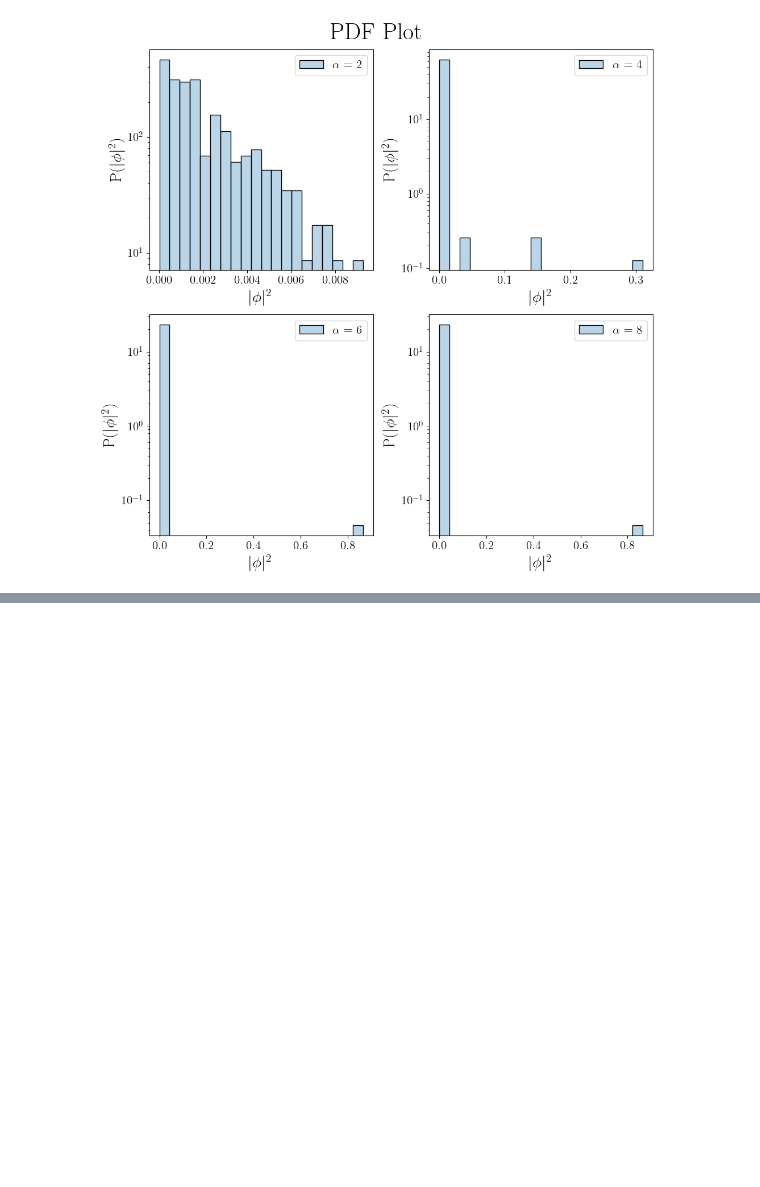
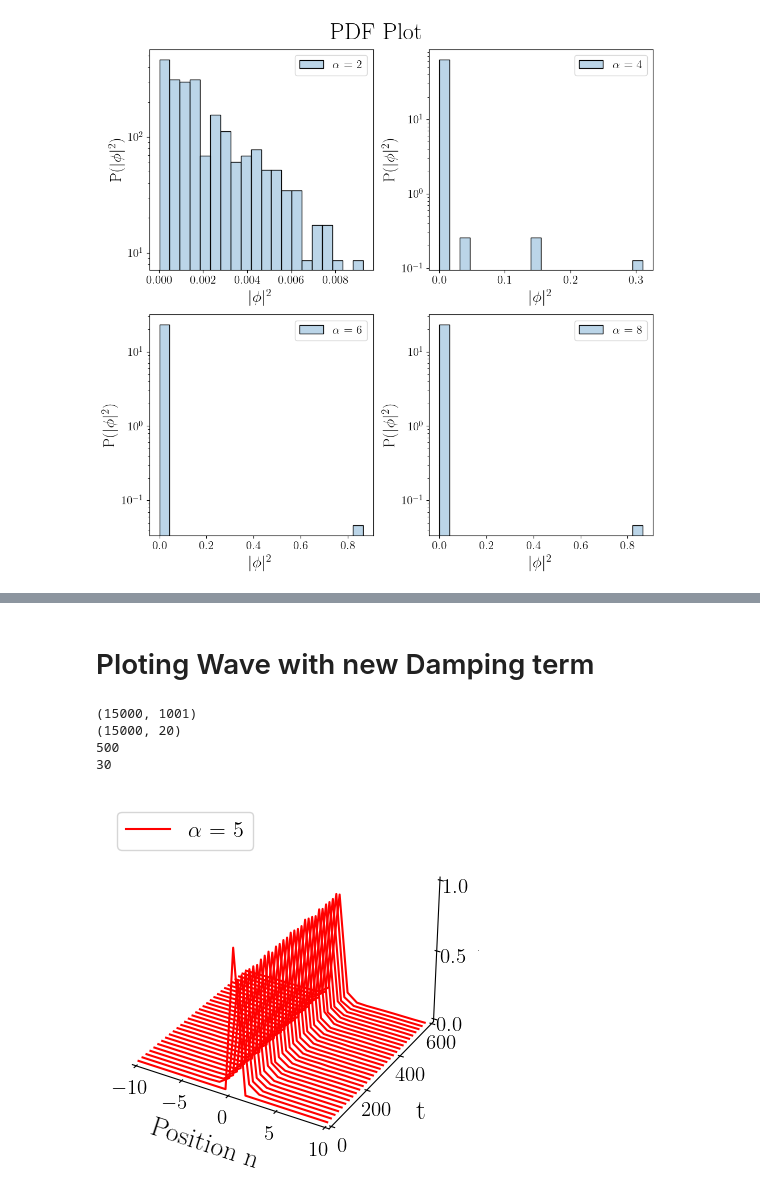
Before and after one commit to eurusebr/FeedBack, a Jupyter notebook: plot.ipynb, the cells around one changed output, grey strips where cells are left out. Cells and saved outputs as stored; diff of their text form; code cells hidden in the pictures; blank space fills up the shorter version.

```diff
--- a/plot.ipynb
+++ b/plot.ipynb
@@ -314,0 +366,62 @@ plt.show()
+# %% [markdown]
+# Ploting Wave with new Damping term
+# %%
+import numpy as np
+import matplotlib.pyplot as plt
+
+N = 15000
+size = 1001
+Time = 600
+mat = np.zeros((N, 1001))
+alpha = np.array([5])
+damp = 0.4
+
+mat = np.fromfile("./Damping_alpha(" + str(alpha[0]) + ")/xi(" + str(damp) + ")/lambda(" + str(damp) + ").bin", dtype=np.float64).reshape(N, size)
+mat10 = mat[:,490:510]#990:1010
+print(np.shape(mat))
+print(np.shape(mat10))
+
+control = int(N / 30)
+print(control)
+
+# Plotting Features
+fig = plt.figure(figsize=(10, 10))
+
+for i in range(1):
+    ax = fig.add_subplot(2, 2, i + 1, projection='3d')
+    ax.set_xlim(-10, 10)
+    ax.set_ylim(0, Time)
+    xLabel = ax.set_xlabel(r"Position n", linespacing=3.2, fontsize=20)
+    yLabel = ax.set_ylabel(r"t", linespacing=3.1, fontsize=20)
+    zLabel = ax.set_zlabel(r"$P_n$", linespacing=3.4, fontsize=20)
+    ax.zaxis.set_rotate_label(False)
+    ax.xaxis.set_pane_color((1.0, 1.0, 1.0, 0.0))
+    ax.yaxis.set_pane_color((1.0, 1.0, 1.0, 0.0))
+    ax.zaxis.set_pane_color((1.0, 1.0, 1.0, 0.0))
+    ax.xaxis._axinfo["grid"]['color'] = (1, 1, 1, 0)
+    ax.yaxis._axinfo["grid"]['color'] = (1, 1, 1, 0)
+    ax.zaxis._axinfo["grid"]['color'] = (1, 1, 1, 0)
+
+    print(int(N / control))
+    for j in range(1, int(N / control)):
+        x = np.linspace(-np.shape(mat10[i])[0] / 2, np.shape(mat10[i])[0] / 2, np.shape(mat10[i])[0])
+        y = np.linspace(0, Time, N)
+        ax.plot(x, y[j * control] * np.ones(np.shape(mat10[i])[0]), mat10[j * control], color="r")
+
+    ax.plot(x, np.ones(np.shape(mat10[i])[0]) * 0, mat10[0], color="r", label=r'$ \alpha $ = ' + str(alpha[i]))
+    ax.set_zticks([0, 0.5, 1])
+    ax.tick_params(axis='y', pad=-1)
+    ax.tick_params(axis='x', pad=-1)
+    ax.tick_params(axis='z', pad=-1)
+
+    ax.legend(fontsize=16, loc= 'upper left')
+
+
+#plt.savefig("HDNLS(" + str(damp) + ").jpg")
+plt.show()
+# %% [output]
+(15000, 1001)
+(15000, 20)
+500
+30
+[figure, added]
```
Also changed, not shown: parts of 5 cells of this notebook.
